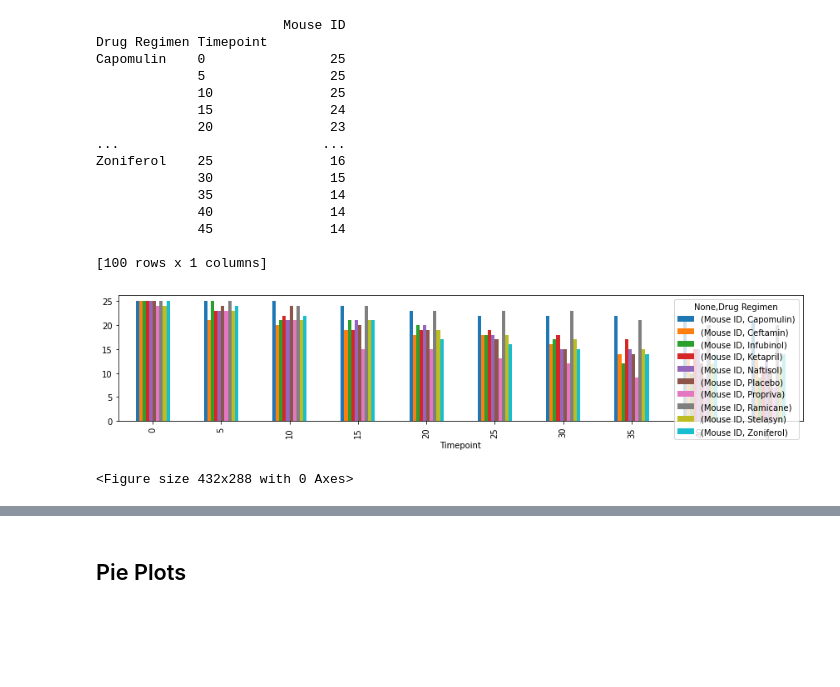
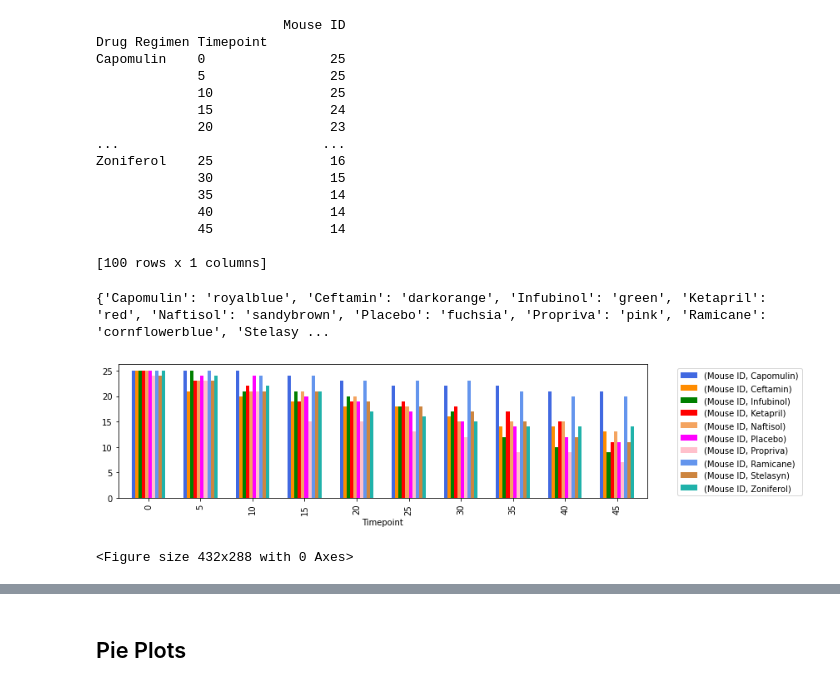
Before and after one commit to IrinaUX/MatPlotLib_hw, a Jupyter notebook: pymaceuticals_starter-Copy4b.ipynb, the cells around one changed output, grey strips where cells are left out. Saved outputs shown, nothing was run; the diff lists cells and outputs as text; code cells hidden in the pictures; blank space fills up the shorter version.

```diff
--- a/pymaceuticals_starter-Copy4b.ipynb
+++ b/pymaceuticals_starter-Copy4b.ipynb
@@ -281,14 +281,30 @@ Zoniferol    25               16
              45               14
 
 [100 rows x 1 columns]
-# %%
-agg_df.unstack(0).plot(kind="bar",figsize=(12,3))
-plt.tight_layout()
-plt.show()
-plt.savefig("agg_df_plot")
-# %% [output]
-[figure, removed]
-<Figure size 432x288 with 0 Axes>
+# %%
+values = ["royalblue","darkorange","green","red","sandybrown","fuchsia","pink","cornflowerblue","peru","lightseagreen"]
+keys = drug_list_plt
+color_drug_dict = dict(zip(keys, values))
+print(color_drug_dict)
+# %% [output]
+{'Capomulin': 'royalblue', 'Ceftamin': 'darkorange', 'Infubinol': 'green', 'Ketapril': 'red', 'Naftisol': 'sandybrown', 'Placebo': 'fuchsia', 'Propriva': 'pink', 'Ramicane': 'cornflowerblue', 'Stelasy ...
+# %%
+#colors_drug_dict = pd.dict({})
+agg_df.unstack(0).plot(kind="bar",figsize=(12,3), label='_nolegend_', color=values, width=0.65)
+#import pylab as pl
+#l = pl.legend((drug_list_plt), loc='best')
+
+#bar, = agg_df.plot(drug_list_plt, label='Inline label')
+#agg_df.legend()
+#labels = [value for value in range(0, 50, 5)]
+#plt.xticks(x_axis, labels, rotation='horizontal')
+plt.legend(bbox_to_anchor=(1.05, 1))
+plt.tight_layout()
+plt.show()
+plt.savefig("agg_df_plot")
+# %% [output]
+[figure, added]
+<Figure size 432x288 with 0 Axes>
 # %%
 # Practicing getting a custom plot based on the user input of the Drug Regimen:
 drug_user_input = input("What Drug Regimen would you like to look up?")
```
Also changed, not shown: parts of 4 cells of this notebook.
